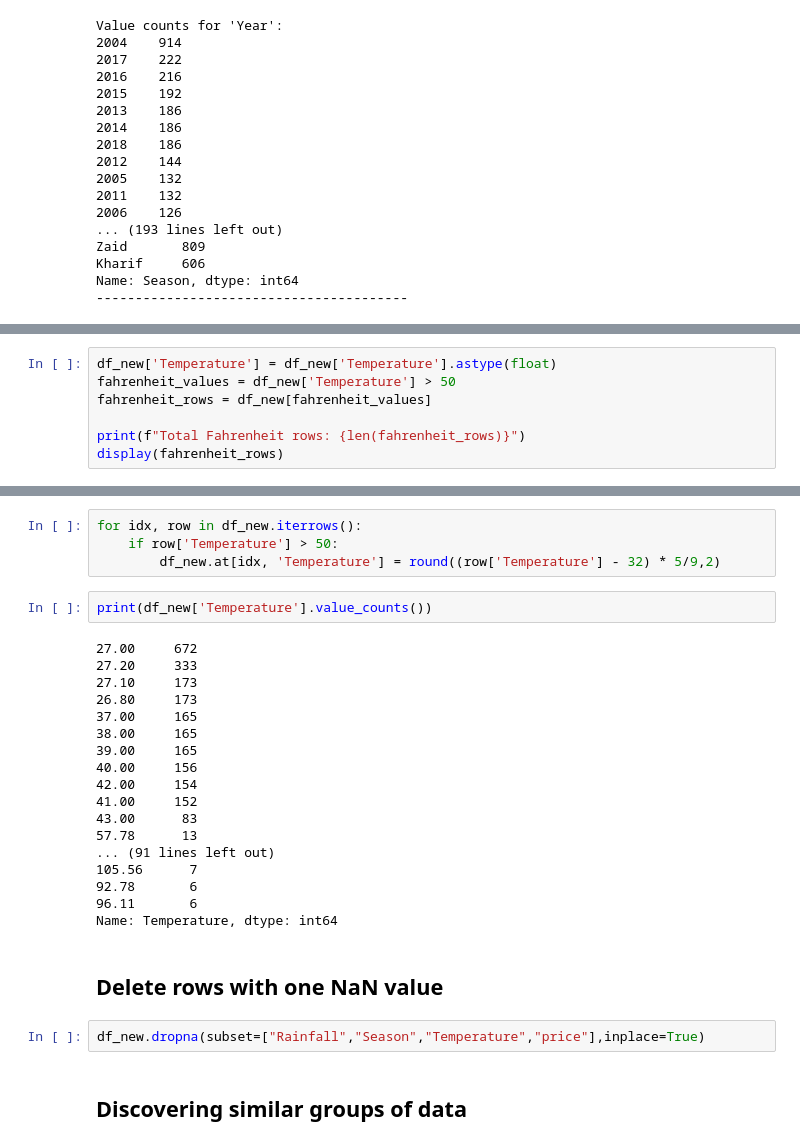
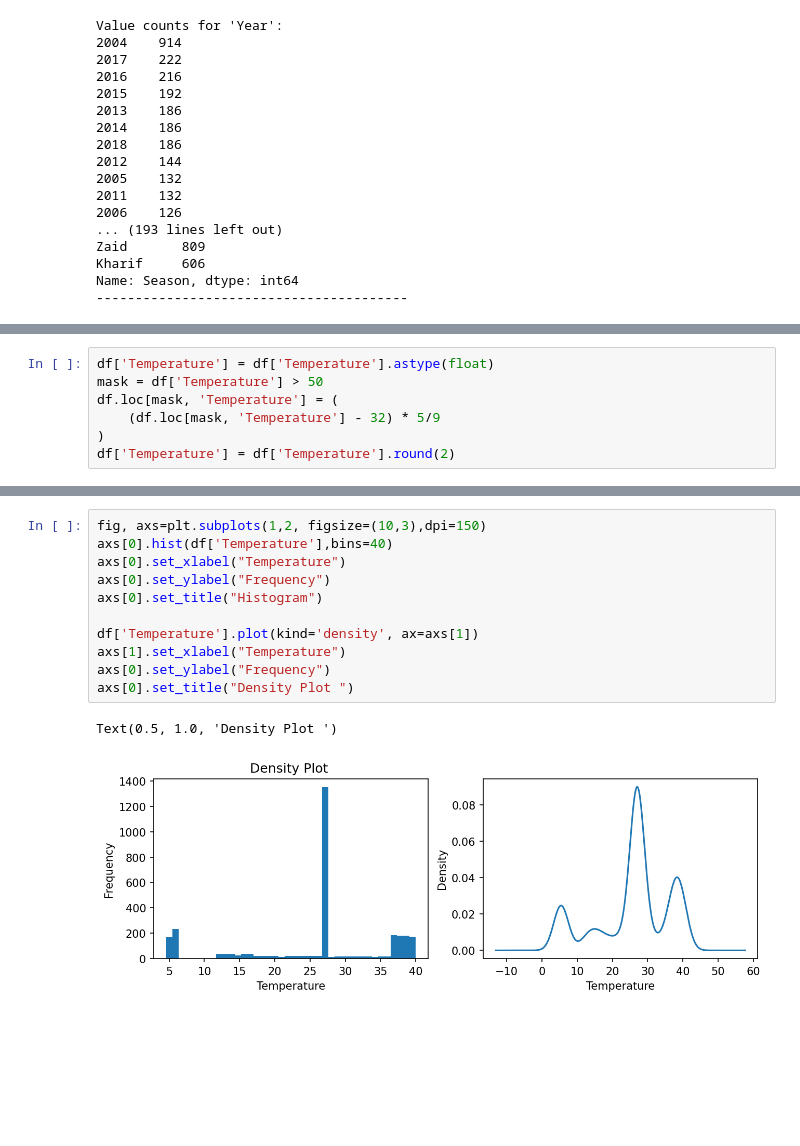
Before and after one commit to Hsstring/karnataka-agriculture-analysis, a Jupyter notebook: Karnataka_analysis.ipynb, the cells around one changed output, grey strips where cells are left out. Cells and saved outputs as stored; diff of their text form; blank space fills up the shorter version.

```diff
--- a/Karnataka_analysis.ipynb
+++ b/Karnataka_analysis.ipynb
@@ -176,7 +197,7 @@ object
 # %%
-df_new['Temperature'] = df_new['Temperature'].astype(float)
-fahrenheit_values = df_new['Temperature'] > 50
-fahrenheit_rows = df_new[fahrenheit_values]
-
-print(f"Total Fahrenheit rows: {len(fahrenheit_rows)}")
-display(fahrenheit_rows)
+df['Temperature'] = df['Temperature'].astype(float)
+mask = df['Temperature'] > 50
+df.loc[mask, 'Temperature'] = (
+    (df.loc[mask, 'Temperature'] - 32) * 5/9
+)
+df['Temperature'] = df['Temperature'].round(2)
@@ -202,30 +204,14 @@ Total Fahrenheit rows: 765
 # %%
-for idx, row in df_new.iterrows():
-    if row['Temperature'] > 50:
-        df_new.at[idx, 'Temperature'] = round((row['Temperature'] - 32) * 5/9,2)
+fig, axs=plt.subplots(1,2, figsize=(10,3),dpi=150)
+axs[0].hist(df['Temperature'],bins=40)
+axs[0].set_xlabel("Temperature")
+axs[0].set_ylabel("Frequency")
+axs[0].set_title("Histogram")
+
+df['Temperature'].plot(kind='density', ax=axs[1])
+axs[1].set_xlabel("Temperature")
+axs[0].set_ylabel("Frequency")
+axs[0].set_title("Density Plot ")
+# %% [output]
+Text(0.5, 1.0, 'Density Plot ')
+[figure, added]
-# %%
-print(df_new['Temperature'].value_counts())
-# %% [output]
-27.00     672
-27.20     333
-27.10     173
-26.80     173
-37.00     165
-38.00     165
-39.00     165
-40.00     156
-42.00     154
-41.00     152
-43.00      83
-57.78      13
-... (91 lines left out)
-105.56      7
-92.78       6
-96.11       6
-Name: Temperature, dtype: int64
-# %% [markdown]
-## Delete rows with one NaN value
-# %%
-df_new.dropna(subset=["Rainfall","Season","Temperature","price"],inplace=True)
-# %% [markdown]
-## Discovering similar groups of data
```
Also changed, not shown: parts of 30 cells of this notebook.
